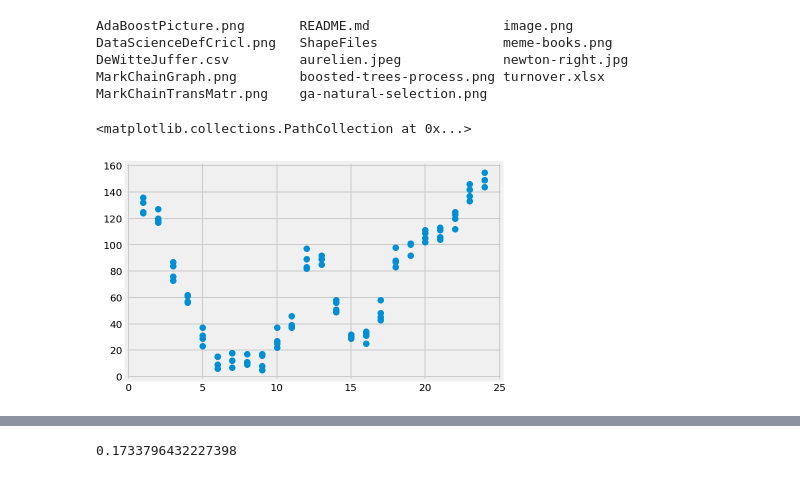
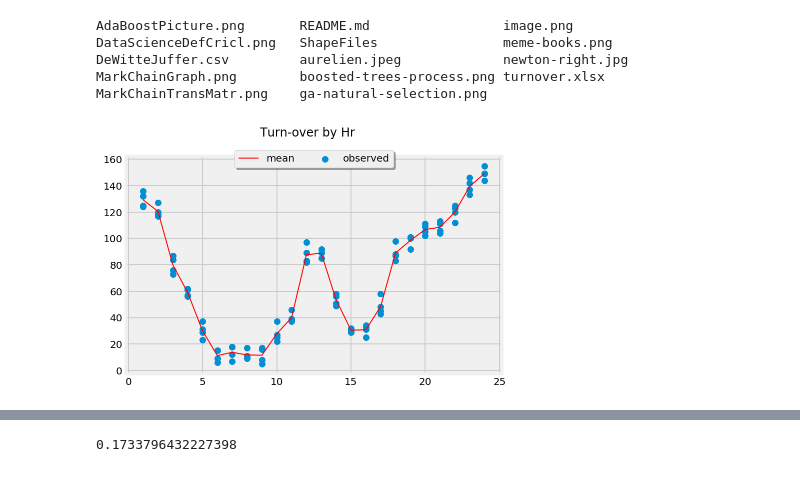
Before and after one commit to MaartenKool/CookBooks, a Jupyter notebook: cyclical.ipynb, the cells around one changed output, grey strips where cells are left out. Saved outputs shown, nothing was run; the diff lists cells and outputs as text; code cells hidden in the pictures.

```diff
--- a/cyclical.ipynb
+++ b/cyclical.ipynb
@@ -111,11 +111,16 @@ path = '/Users/maartenk/Documents/git/CookBooks/Sources/'
 file = 'turnover.xlsx'
 # %%
 df = pd.read_excel(path+file)
-# %%
-plt.scatter(df['hr'], df['turnover'])
-# %% [output]
-<matplotlib.collections.PathCollection at 0x...>
-[figure, removed]
+# %%
+fig, ax = plt.subplots()
+ax.scatter(df['hr'], df['turnover'], label='observed')
+ax.plot(df.groupby(by = df['hr']).mean(), lw=1, c='r', label='mean')
+ax.legend(loc='upper center', bbox_to_anchor=(0.5, 1.05),
+          ncol=3, fancybox=True, shadow=True)
+fig.suptitle('Turn-over by Hr')
+plt.show()
+# %% [output]
+[figure, added]
 # %%
 import seaborn as sns
 # %%
```
Also changed, not shown: parts of 2 cells of this notebook, 9 other files.
